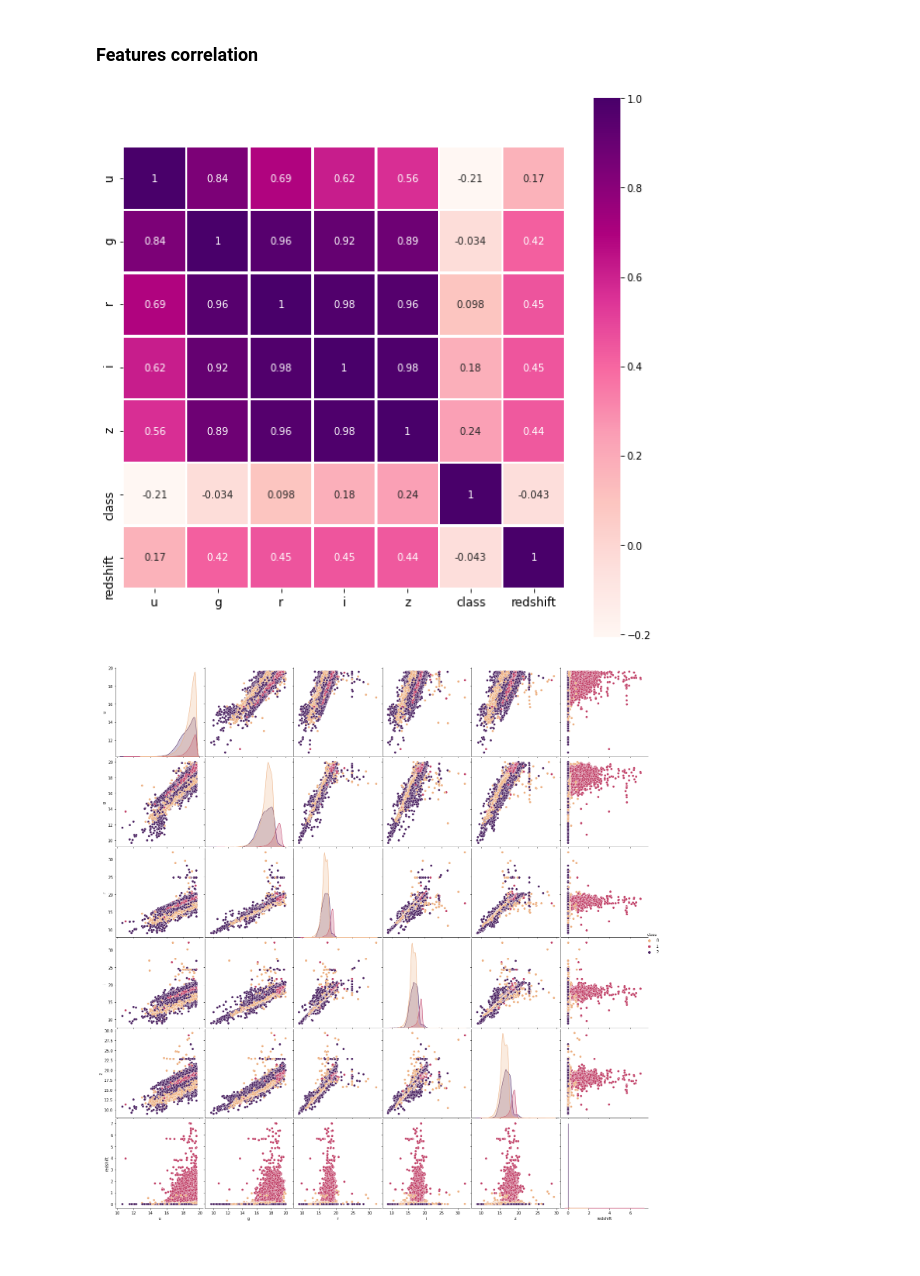
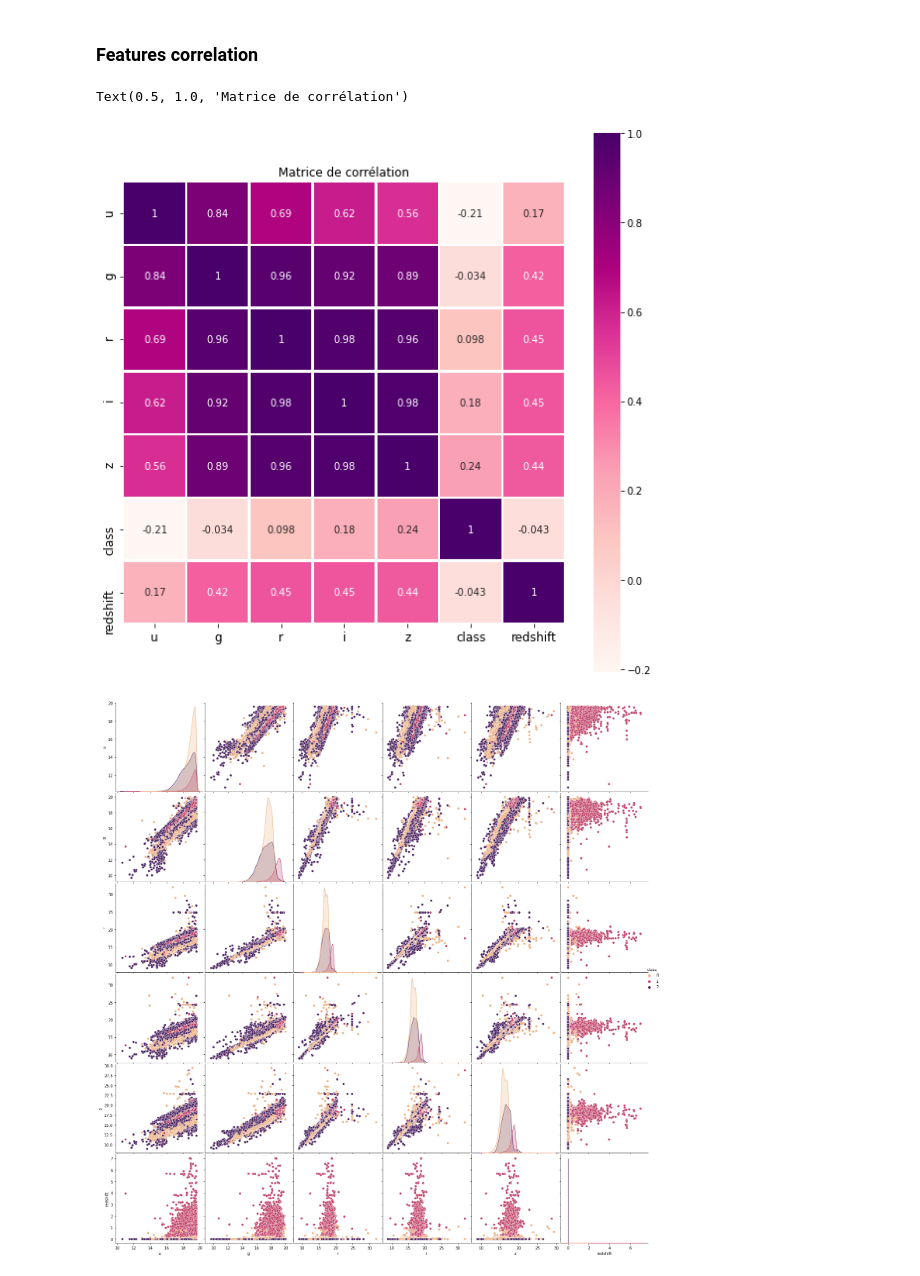
Before and after one commit to LyndaATT/Spatial-Classification, a Jupyter notebook: all.ipynb, the cells around one changed output. Cells and saved outputs as stored; diff of their text form; code cells hidden in the pictures.

```diff
--- a/all.ipynb
+++ b/all.ipynb
@@ -170,12 +170,13 @@ df_features["class"] = labels
 # %%
 fig=plt.figure(figsize = (10,10))
 g=sns.heatmap(df_features.corr(),annot=True, cmap="RdPu",square=True,linewidth=1.5)
 g.set_xticklabels(g.get_xmajorticklabels(), fontsize = 12)
 g.set_yticklabels(g.get_ymajorticklabels(), fontsize = 12)
-
-plt.savefig('Matrice de corrélation.png')
+g.set_title('Matrice de corrélation')
+#plt.savefig('Matrice de corrélation.png')
 # %% [output]
+Text(0.5, 1.0, 'Matrice de corrélation')
-[figure, old version]
+[figure, new version]
 # %%
 #relation entre les données
 # prend du temps
```
Also changed, not shown: parts of 18 cells of this notebook.
